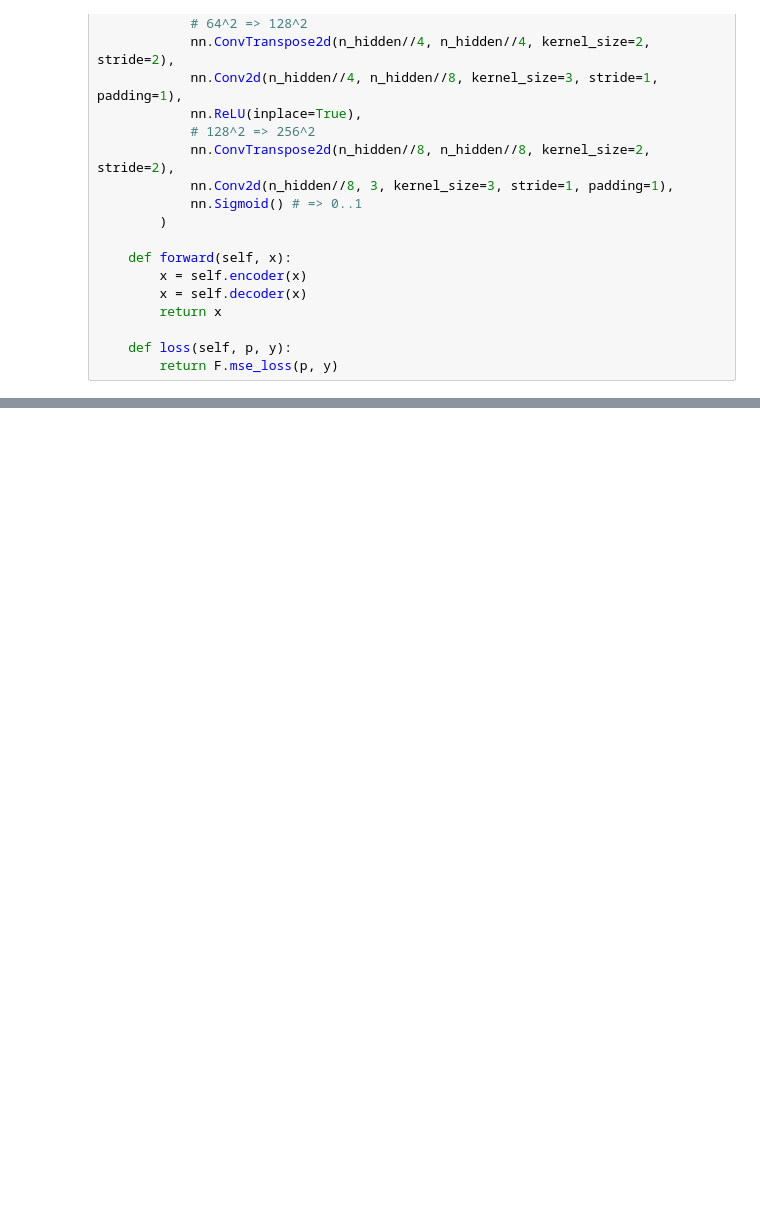
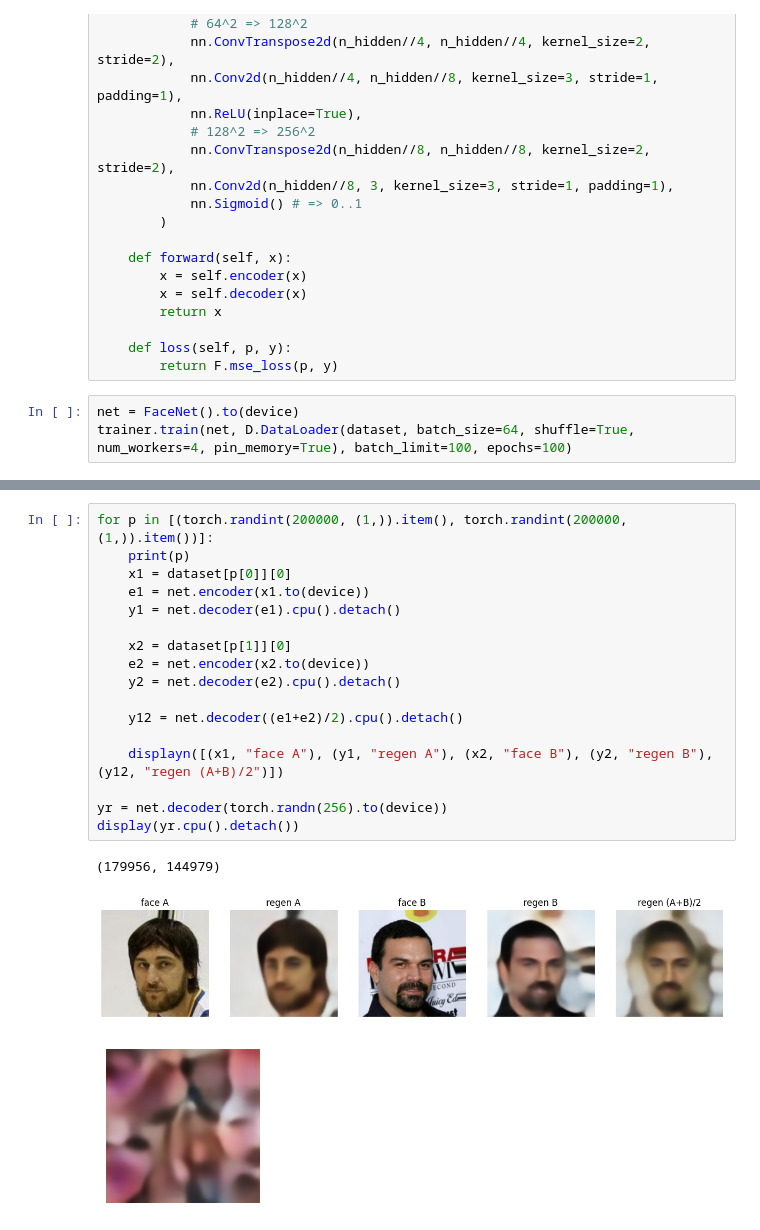
Before and after one commit to zeux/mlexp, a Jupyter notebook: faces/faceenc.ipynb, the cells around one changed output, grey strips where cells are left out. Cells and saved outputs as stored; diff of their text form; blank space fills up the shorter version.

```diff
--- a/faces/faceenc.ipynb
+++ b/faces/faceenc.ipynb
@@ -127,3 +138,6 @@ class FaceNet(nn.Module):
 
     def loss(self, p, y):
         return F.mse_loss(p, y)
+# %%
+net = FaceNet().to(device)
+trainer.train(net, D.DataLoader(dataset, batch_size=64, shuffle=True, num_workers=4, pin_memory=True), batch_limit=100, epochs=100)
@@ -130 +147,22 @@ class FaceNet(nn.Module):
+# %%
+for p in [(torch.randint(200000, (1,)).item(), torch.randint(200000, (1,)).item())]:
+    print(p)
+    x1 = dataset[p[0]][0]
+    e1 = net.encoder(x1.to(device))
+    y1 = net.decoder(e1).cpu().detach()
+
+    x2 = dataset[p[1]][0]
+    e2 = net.encoder(x2.to(device))
+    y2 = net.decoder(e2).cpu().detach()
+
+    y12 = net.decoder((e1+e2)/2).cpu().detach()
+
+    displayn([(x1, "face A"), (y1, "regen A"), (x2, "face B"), (y2, "regen B"), (y12, "regen (A+B)/2")])
+
+yr = net.decoder(torch.randn(256).to(device))
+display(yr.cpu().detach())
+# %% [output]
+(179956, 144979)
+[figure, added]
+[figure, added]
 # %%
```
Also changed, not shown: parts of 8 cells of this notebook.
